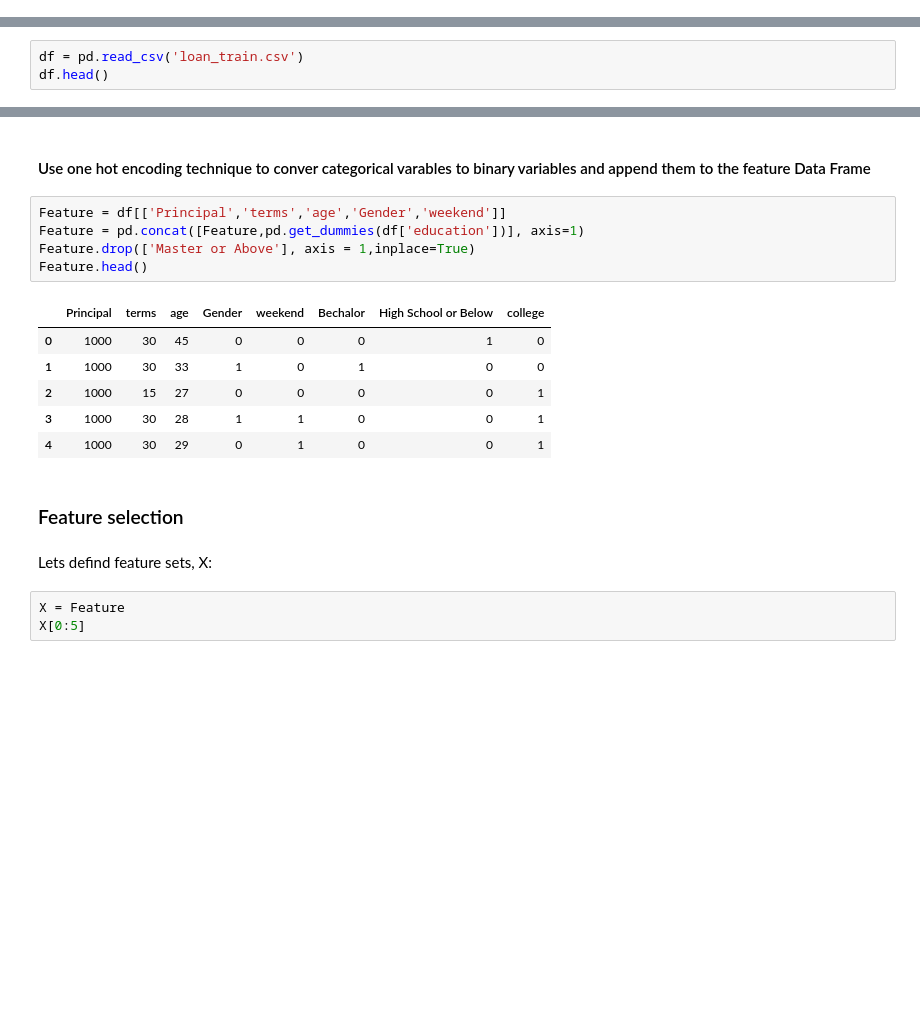
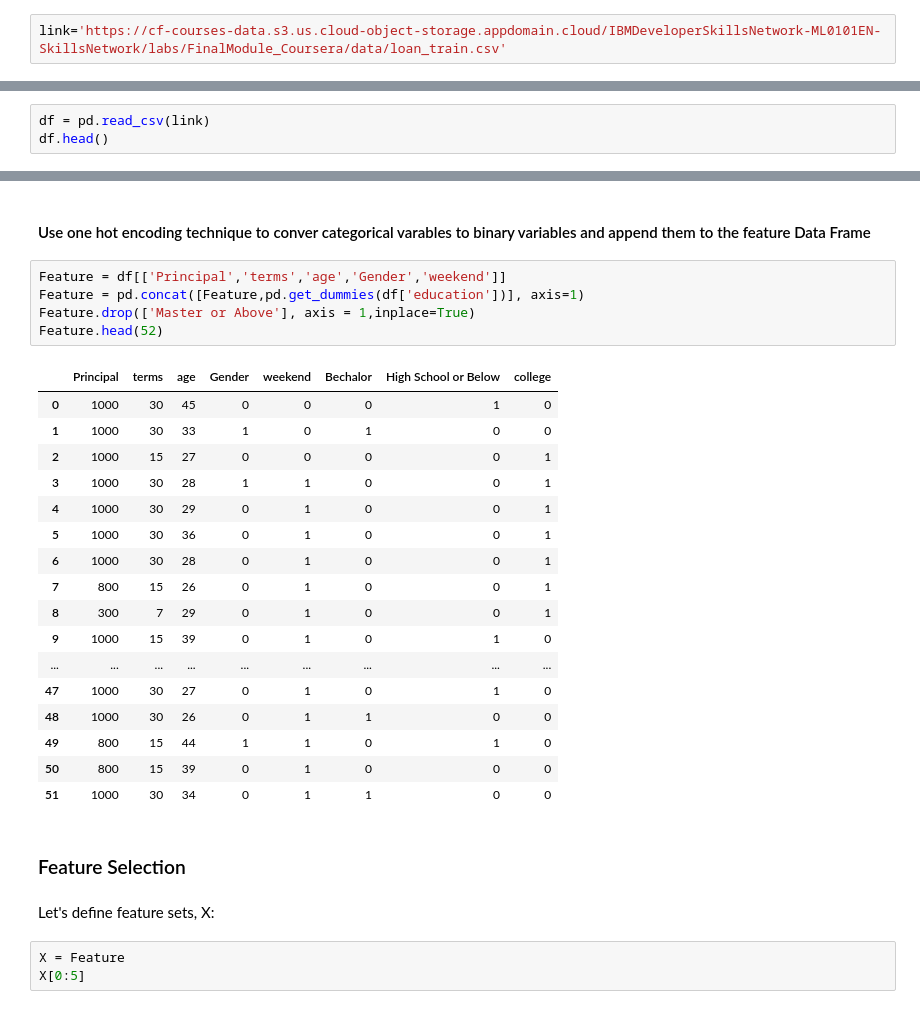
Before and after one commit to daanyal011/Best-classification-Algorithm, a Jupyter notebook: Best Classification Algorithm.ipynb, the cells around one changed output, grey strips where cells are left out. Cells and saved outputs as stored; diff of their text form; blank space fills up the shorter version.

```diff
--- a/Best Classification Algorithm.ipynb
+++ b/Best Classification Algorithm.ipynb
@@ -51,6 +43,8 @@ Saving to: ‘loan_train.csv’
+# %%
+link='https://cf-courses-data.s3.us.cloud-object-storage.appdomain.cloud/IBMDeveloperSkillsNetwork-ML0101EN-SkillsNetwork/labs/FinalModule_Coursera/data/loan_train.csv'
 # %% [markdown]
 ### Load Data From CSV File
 # %%
-df = pd.read_csv('loan_train.csv')
+df = pd.read_csv(link)
 df.head()
 # %% [output]
@@ -216,19 +214,30 @@ df[['Principal','terms','age','Gender','education']].head()
 # %%
 Feature = df[['Principal','terms','age','Gender','weekend']]
 Feature = pd.concat([Feature,pd.get_dummies(df['education'])], axis=1)
 Feature.drop(['Master or Above'], axis = 1,inplace=True)
-Feature.head()
+Feature.head(52)
 # %% [output]
 |  | Principal | terms | age | Gender | weekend | Bechalor | High School or Below | college |
 | 0 | 1000 | 30 | 45 | 0 | 0 | 0 | 1 | 0 |
 | 1 | 1000 | 30 | 33 | 1 | 0 | 1 | 0 | 0 |
 | 2 | 1000 | 15 | 27 | 0 | 0 | 0 | 0 | 1 |
 | 3 | 1000 | 30 | 28 | 1 | 1 | 0 | 0 | 1 |
 | 4 | 1000 | 30 | 29 | 0 | 1 | 0 | 0 | 1 |
+| 5 | 1000 | 30 | 36 | 0 | 1 | 0 | 0 | 1 |
+| 6 | 1000 | 30 | 28 | 0 | 1 | 0 | 0 | 1 |
+| 7 | 800 | 15 | 26 | 0 | 1 | 0 | 0 | 1 |
+| 8 | 300 | 7 | 29 | 0 | 1 | 0 | 0 | 1 |
+| 9 | 1000 | 15 | 39 | 0 | 1 | 0 | 1 | 0 |
+| ... | ... | ... | ... | ... | ... | ... | ... | ... |
+| 47 | 1000 | 30 | 27 | 0 | 1 | 0 | 1 | 0 |
+| 48 | 1000 | 30 | 26 | 0 | 1 | 1 | 0 | 0 |
+| 49 | 800 | 15 | 44 | 1 | 1 | 0 | 1 | 0 |
+| 50 | 800 | 15 | 39 | 0 | 1 | 0 | 0 | 0 |
+| 51 | 1000 | 30 | 34 | 0 | 1 | 1 | 0 | 0 |
 # %% [markdown]
-### Feature selection
+### Feature Selection
 # %% [markdown]
-Lets defind feature sets, X:
+Let's define feature sets, X:
 # %%
 X = Feature
 X[0:5]
```
Also changed, not shown: parts of 87 cells of this notebook.
